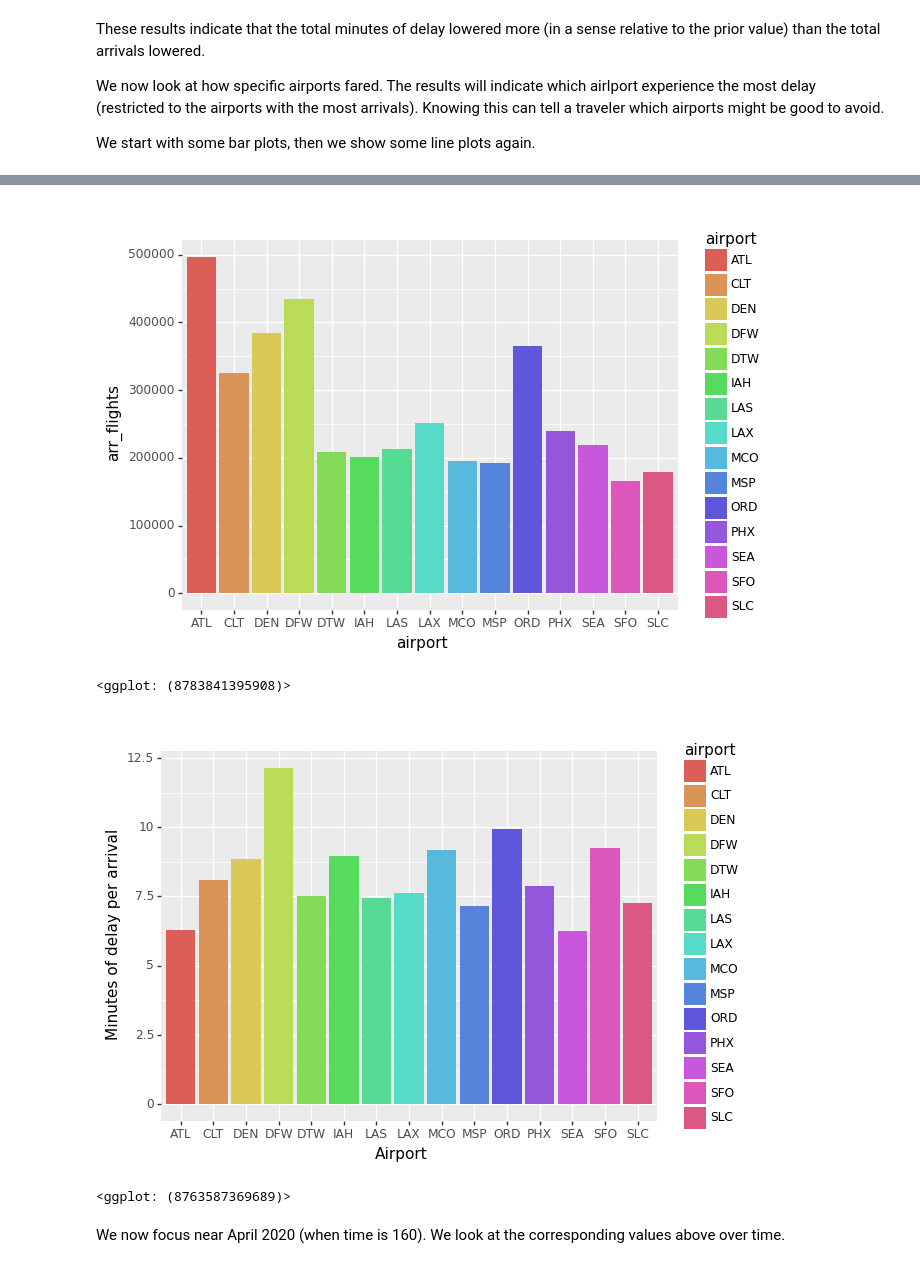
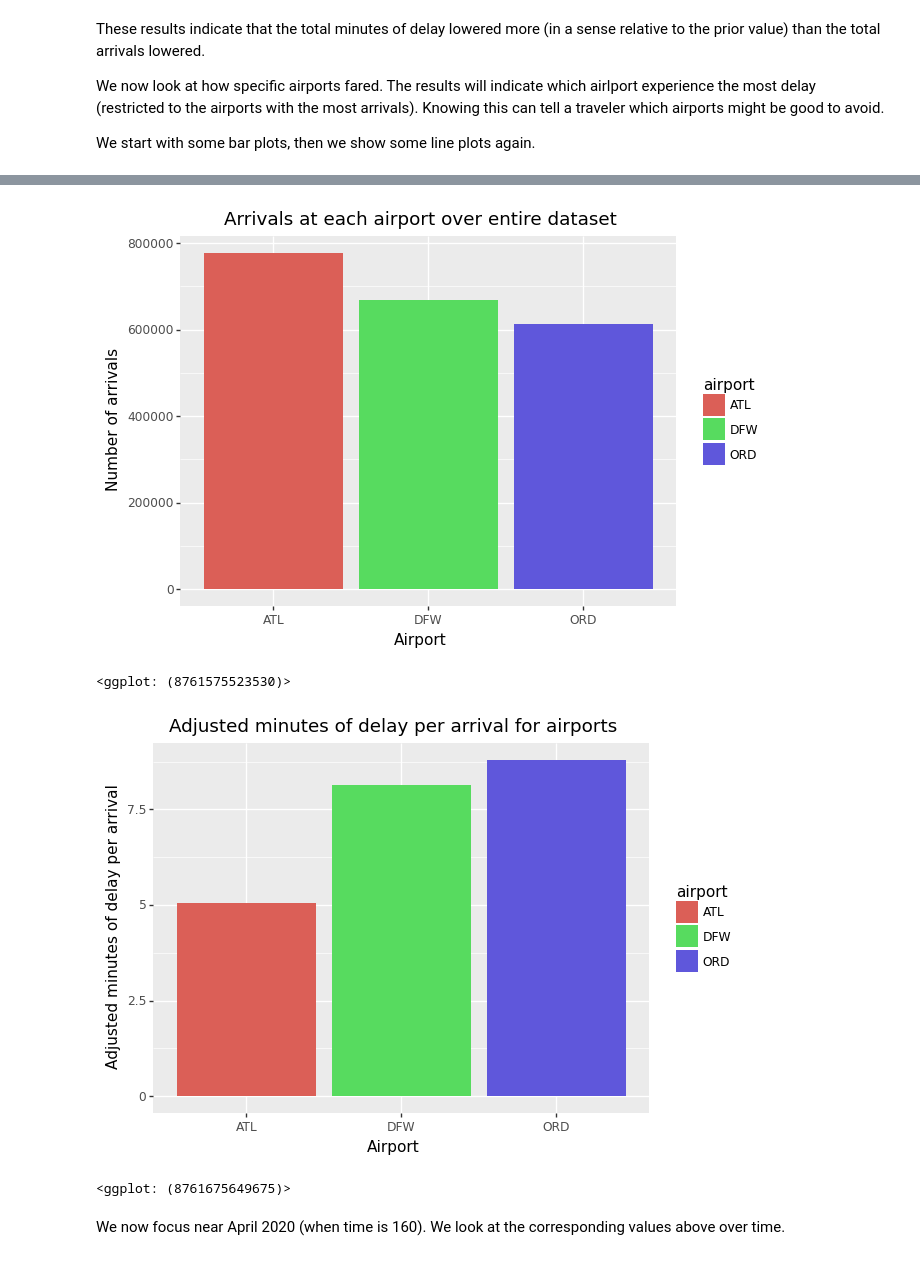
Before and after one commit to acsuf/US_Flight_Delays, a Jupyter notebook: python-project.ipynb, the cells around one changed output, grey strips where cells are left out. Drawn from its saved outputs; the diff is of its cells as text; code cells hidden in the pictures.

```diff
--- a/python-project.ipynb
+++ b/python-project.ipynb
@@ -169,15 +197,19 @@ plotairTopNad(155, 175, df,15)+labs(x='Airport', y= 'Minutes of delay')
 # %%
 ## Airports with most arrivals around April 2020
-plotairTopNaf(155, 175, df,15)+labs(x='Airport', y= 'Number of arrivals')
+b2 = plotairTopNaf(150, 179, df,3)
+#+labs(x='Airport', y= 'Number of arrivals')+ggtitle('Arrivals at each airport')
+b2
 # %% [output]
-[figure, old version]
+[figure, new version]
-<ggplot: (8783841395908)>
+<ggplot: (8761575523530)>
 # %%
 ## Airports with highest MnPrFt around April 2020
-plotairTopNmpf(155, 175, df,15)+labs(x='Airport', y= 'Minutes of delay per arrival')
+b3 = plotairTopNmpf(150, 179, df,3)
+#+labs(x='Airport', y= 'Adjusted minutes of delay per arrival')+ggtitle('Adjusted minutes of delay per arrival for airports')
+b3
 # %% [output]
-[figure, old version]
+[figure, new version]
-<ggplot: (8763587369689)>
+<ggplot: (8761675649675)>
 # %% [markdown]
 We now focus near April 2020 (when time is 160). We look at the corresponding values above over time.
 # %%
```
Also changed, not shown: parts of 42 cells of this notebook, 28 other files.
